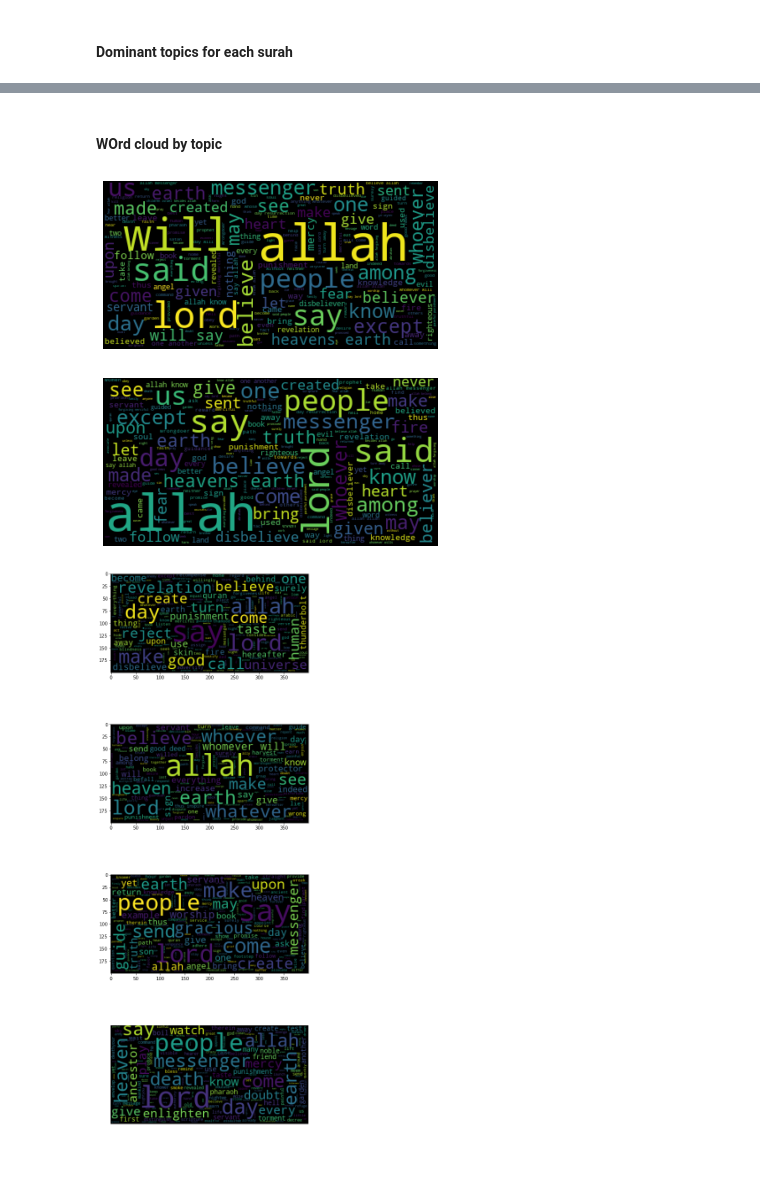
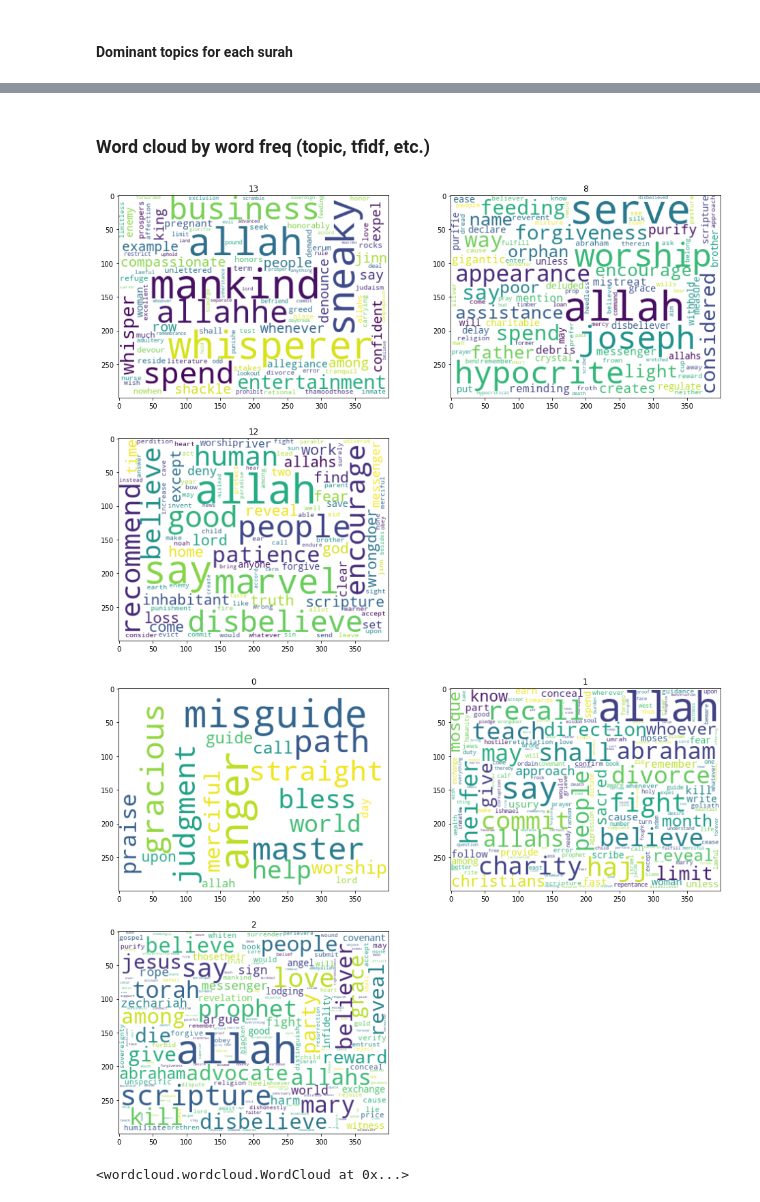
Before and after one commit to yuwei2341/nlp, a Jupyter notebook: topics/Quran.ipynb, the cells around one changed output, grey strips where cells are left out. Saved outputs shown, nothing was run; the diff lists cells and outputs as text; code cells hidden in the pictures; blank space fills up the shorter version.

```diff
--- a/topics/Quran.ipynb
+++ b/topics/Quran.ipynb
@@ -352,8 +341,8 @@ print(processed_by_surah[i], '\n',
 # LDA modeling
 NUM_TOPICS = 15
 NUM_WORDS = 10
-NUM_PASSES = 10
-NUM_WORKERS = 11  # better be n_cpu - 1
+NUM_PASSES = 2  # 10
+NUM_WORKERS = 3  # better be n_cpu - 1
 
 corpus_input = corpus_tfidf
 
@@ -527,36 +509,33 @@ word_cloud([' '.join(doc) for ind, doc in enumerate(processed) if ind % 5 == 0])
 # %% [markdown]
-#### WOrd cloud by topic
+### Word cloud by word freq (topic, tfidf, etc.)
 # %%
-a = lda_selected.show_topics(15, num_words=100, formatted=False)
+topics_for_wordcloud = lda_selected.show_topics(3, num_words=100, formatted=False)
+# TFIDF: Get terms from the dictionary and pair with weights
+corpus_ind_list = [0, 1, 2]
+corpus_tfidf_by_word = [(ind, [(dictionary[pair[0]], pair[1]) for pair in corpus_tfidf[ind]]) for ind in corpus_ind_list]
 
-def word_cloud(a):
+def word_cloud_by_freq(a, wc=WC, method='generate_from_frequencies'):  # alias of 'fit_words'
     def get_word_cloud(x):
-        return WordCloud(max_font_size=60, width=400, height=240,
-            background_color ='white',
-                ).fit_words(dict(x))
+        return getattr(wc, method)(dict(x))
 
     n = len(a)
     n_rows = int(np.ceil(n / 2))
     if n > 20:
         sys.exit(0)
     f, ax = plt.subplots(nrows=n_rows, ncols=2, figsize=(16, n_rows * 6))
     for i, x in enumerate(a):
-        wordcloud = get_word_cloud(x[1])
+        word_freq = x[1]
+        wordcloud = get_word_cloud(word_freq)
         axp = ax[i // 2][i % 2]
         axp.imshow(wordcloud, interpolation="bilinear")
         axp.set_title(x[0])
     plt.axis("off")
     plt.show()
     return wordcloud
-word_cloud(a)
+
+word_cloud_by_freq(topics_for_wordcloud)
+word_cloud_by_freq(corpus_tfidf_by_word)
+# %% [output]
+[figure, added]
+[figure, added]
+<wordcloud.wordcloud.WordCloud at 0x...>
-# %%
-word_cloud(docs)
-# after parsing
-word_cloud([' '.join(ii) for ii in tokens])
-# %% [output]
-[figure, removed]
-[figure, removed]
-# %%
-word_cloud(processed_by_surah[40:44])
-# %% [output]
-[figure, removed]
```
Also changed, not shown: parts of 39 cells of this notebook.
